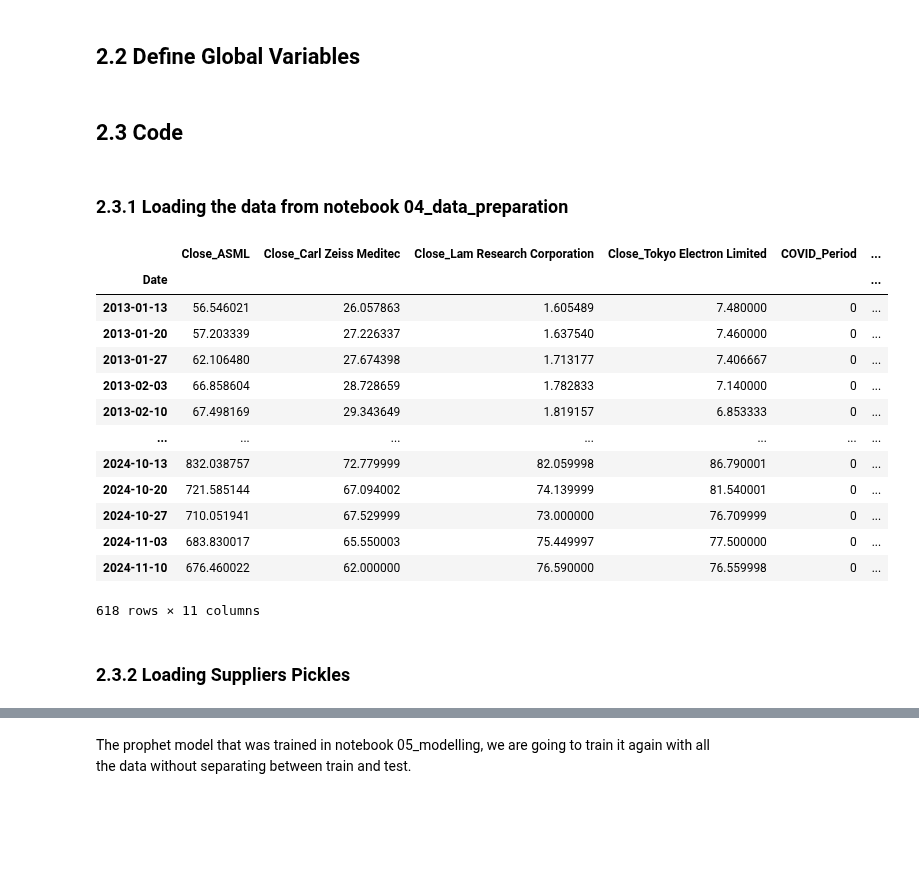
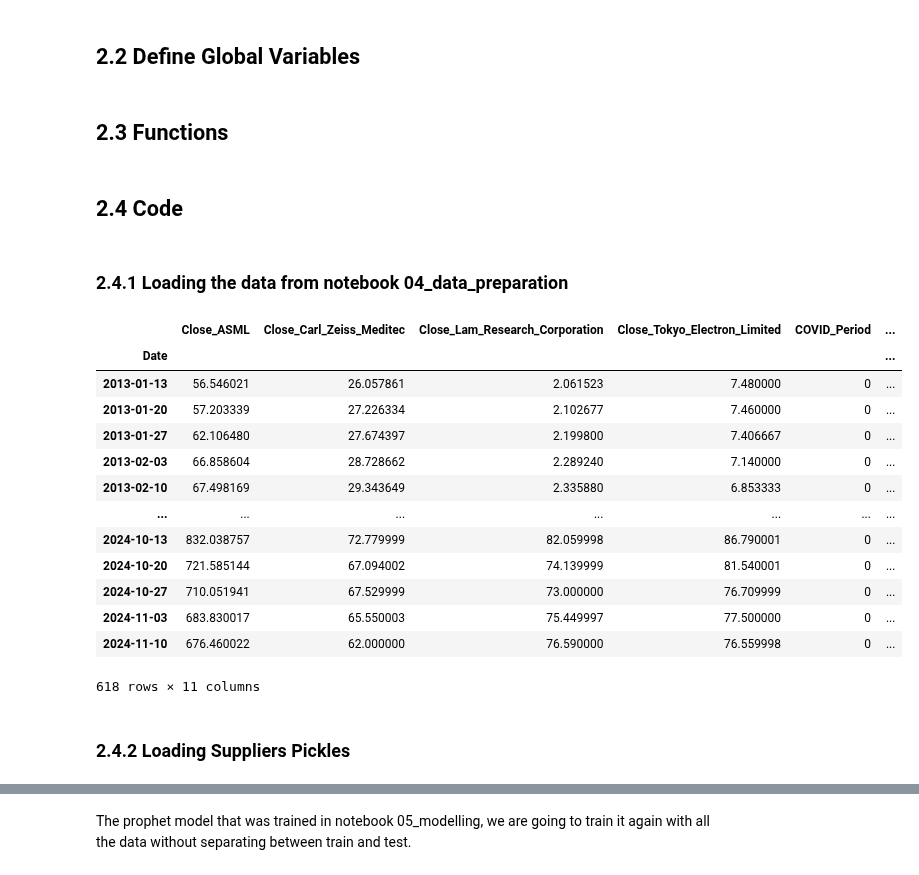
Before and after one commit to mbarriola96/stock_prices_forecasting, a Jupyter notebook: 07_future_predictions.ipynb, the cells around one changed output, grey strips where cells are left out. Drawn from its saved outputs; the diff is of its cells as text; code cells hidden in the pictures; blank space fills up the shorter version.

```diff
--- a/07_future_predictions.ipynb
+++ b/07_future_predictions.ipynb
@@ -27,4 +30,4 @@ output_model_path_asml_suppliers = 'models/prophet_asml_combination_with_supplie
 input_data = 'data/weekly_data_combination.csv'
 future_weeks = 2
 # %% [markdown]
-## 2.3 Code
+## 2.3 Functions
@@ -31,27 +85,31 @@ future_weeks = 2
+# %% [markdown]
+## 2.4 Code
 # %% [markdown]
-### 2.3.1 Loading the data from notebook 04_data_preparation
+### 2.4.1 Loading the data from notebook 04_data_preparation
 # %%
 weekly_data_combination = pd.read_csv(input_data, sep=';')
 
 # Ensure the 'Date' column is in datetime format
 weekly_data_combination['Date'] = pd.to_datetime(weekly_data_combination['Date'])
 
 # Set the 'Date' column as the index to make it a DatetimeIndex
 weekly_data_combination.set_index('Date', inplace=True)
 
 # Explicitly set the frequency of the Date index
 weekly_data_combination = weekly_data_combination.asfreq('W')
 
+# Replace spaces with underscores in column names
+weekly_data_combination.columns = [col.replace(" ", "_") for col in weekly_data_combination.columns]
 
 weekly_data_combination
 # %% [output]
-|  | Close_ASML | Close_Carl Zeiss Meditec | Close_Lam Research Corporation | Close_Tokyo Electron Limited | COVID_Period | ... |
+|  | Close_ASML | Close_Carl_Zeiss_Meditec | Close_Lam_Research_Corporation | Close_Tokyo_Electron_Limited | COVID_Period | ... |
 | Date |  |  |  |  |  | ... |
-| 2013-01-13 | 56.546021 | 26.057863 | 1.605489 | 7.480000 | 0 | ... |
-| 2013-01-20 | 57.203339 | 27.226337 | 1.637540 | 7.460000 | 0 | ... |
-| 2013-01-27 | 62.106480 | 27.674398 | 1.713177 | 7.406667 | 0 | ... |
-| 2013-02-03 | 66.858604 | 28.728659 | 1.782833 | 7.140000 | 0 | ... |
-| 2013-02-10 | 67.498169 | 29.343649 | 1.819157 | 6.853333 | 0 | ... |
+| 2013-01-13 | 56.546021 | 26.057861 | 2.061523 | 7.480000 | 0 | ... |
+| 2013-01-20 | 57.203339 | 27.226334 | 2.102677 | 7.460000 | 0 | ... |
+| 2013-01-27 | 62.106480 | 27.674397 | 2.199800 | 7.406667 | 0 | ... |
+| 2013-02-03 | 66.858604 | 28.728662 | 2.289240 | 7.140000 | 0 | ... |
+| 2013-02-10 | 67.498169 | 29.343649 | 2.335880 | 6.853333 | 0 | ... |
 | ... | ... | ... | ... | ... | ... | ... |
 | 2024-10-13 | 832.038757 | 72.779999 | 82.059998 | 86.790001 | 0 | ... |
 | 2024-10-20 | 721.585144 | 67.094002 | 74.139999 | 81.540001 | 0 | ... |
@@ -60,7 +118,7 @@ weekly_data_combination
 | 2024-11-10 | 676.460022 | 62.000000 | 76.590000 | 76.559998 | 0 | ... |
 618 rows × 11 columns
 # %% [markdown]
-### 2.3.2 Loading Suppliers Pickles
+### 2.4.2 Loading Suppliers Pickles
 # %%
 # Create an empty dictionary to store the loaded models
 models_suppliers = {}
```
Also changed, not shown: parts of 16 cells of this notebook, 11 other files.
